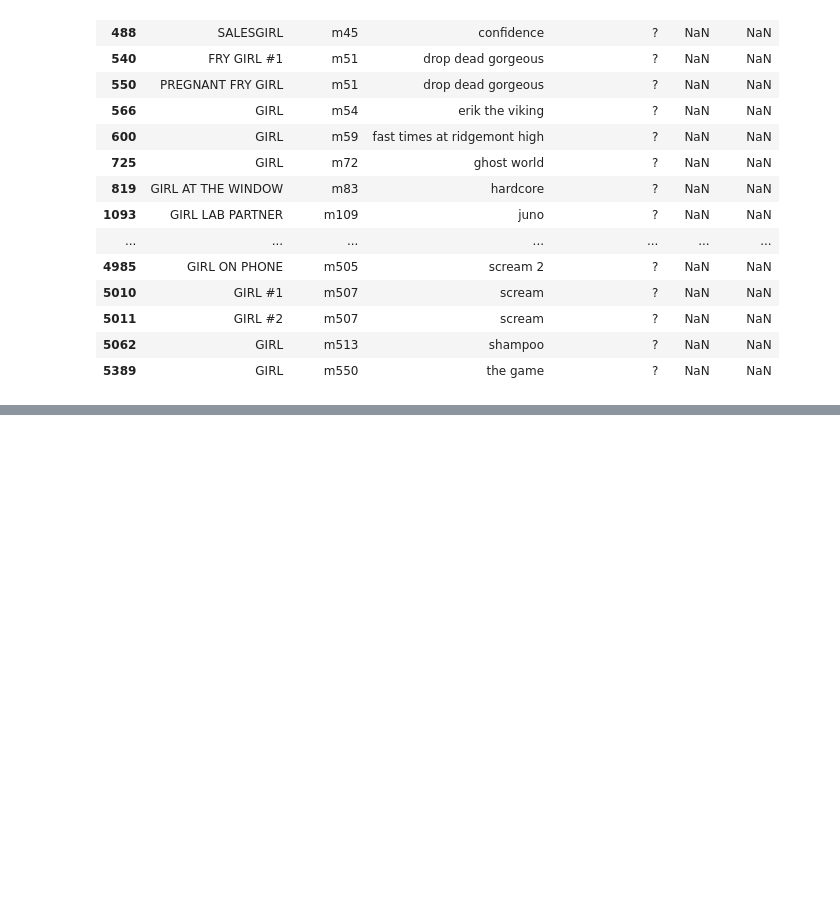
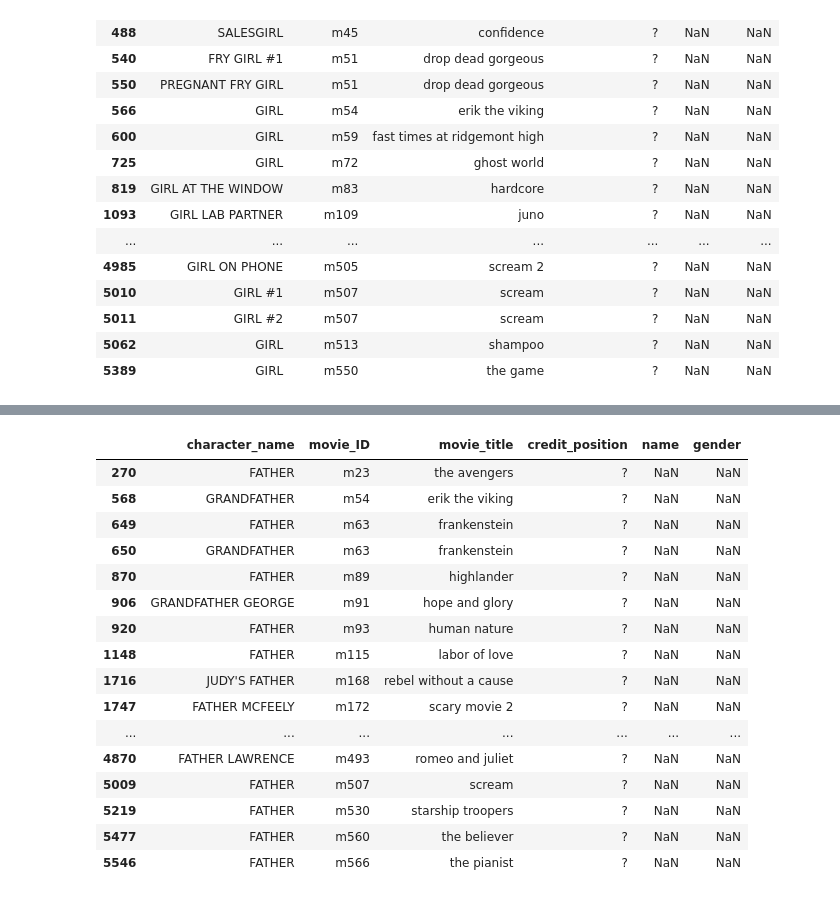
Before and after one commit to Data-Science-for-Linguists-2023/Movie-Gender-Dialogue-Analysis, a Jupyter notebook: Characters_Notebook.ipynb, the cells around one changed output, grey strips where cells are left out. Cells and saved outputs as stored; diff of their text form; code cells hidden in the pictures; blank space fills up the shorter version.

```diff
--- a/Characters_Notebook.ipynb
+++ b/Characters_Notebook.ipynb
@@ -465,0 +552,20 @@ characters_ng_df[characters_ng_df.character_name.str.contains('GIRL')]
+# %%
+characters_ng_df[characters_ng_df.character_name.str.contains('FATHER')]
+# %% [output]
+|  | character_name | movie_ID | movie_title | credit_position | name | gender |
+| 270 | FATHER | m23 | the avengers | ? | NaN | NaN |
+| 568 | GRANDFATHER | m54 | erik the viking | ? | NaN | NaN |
+| 649 | FATHER | m63 | frankenstein | ? | NaN | NaN |
+| 650 | GRANDFATHER | m63 | frankenstein | ? | NaN | NaN |
+| 870 | FATHER | m89 | highlander | ? | NaN | NaN |
+| 906 | GRANDFATHER GEORGE | m91 | hope and glory | ? | NaN | NaN |
+| 920 | FATHER | m93 | human nature | ? | NaN | NaN |
+| 1148 | FATHER | m115 | labor of love | ? | NaN | NaN |
+| 1716 | JUDY'S FATHER | m168 | rebel without a cause | ? | NaN | NaN |
+| 1747 | FATHER MCFEELY | m172 | scary movie 2 | ? | NaN | NaN |
+| ... | ... | ... | ... | ... | ... | ... |
+| 4870 | FATHER LAWRENCE | m493 | romeo and juliet | ? | NaN | NaN |
+| 5009 | FATHER | m507 | scream | ? | NaN | NaN |
+| 5219 | FATHER | m530 | starship troopers | ? | NaN | NaN |
+| 5477 | FATHER | m560 | the believer | ? | NaN | NaN |
+| 5546 | FATHER | m566 | the pianist | ? | NaN | NaN |
```
Also changed, not shown: parts of 19 cells of this notebook.
